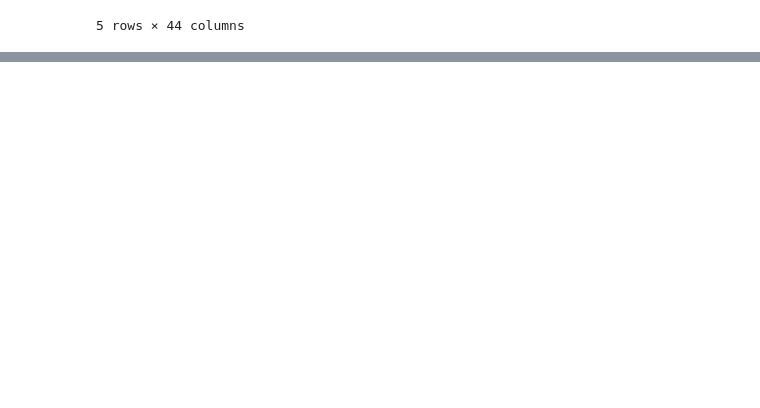
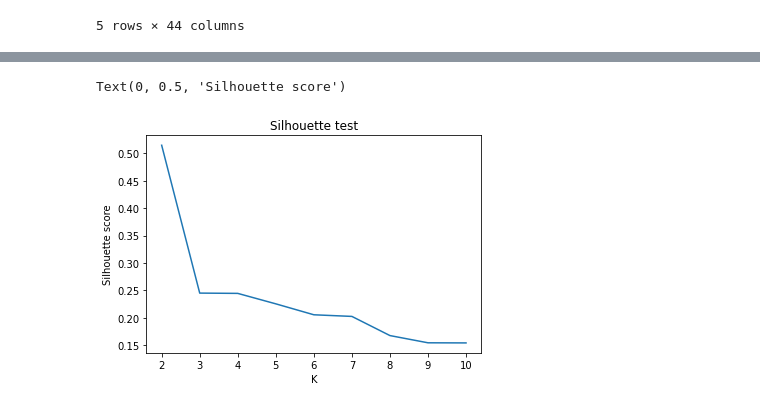
Before and after one commit to ivan-zivic/machine_learning_project_2, a Jupyter notebook: machine_learning_project_2.ipynb, the cells around one changed output, grey strips where cells are left out. Saved outputs shown, nothing was run; the diff lists cells and outputs as text; code cells hidden in the pictures; blank space fills up the shorter version.

```diff
--- a/machine_learning_project_2.ipynb
+++ b/machine_learning_project_2.ipynb
@@ -192,3 +198,23 @@ df[numeric].head()
 | 3 | 0.000165 | 0.782891 | 0.379310 | 0.937500 | 0.957447 | 0.458204 | 0.75 | 0.50 | ... |
 | 4 | 0.000220 | 0.782506 | 0.379310 | 0.937500 | 0.936170 | 0.959752 | 0.75 | 1.00 | ... |
 5 rows × 44 columns
+# %%
+from collections import Counter
+
+# kmeans = KMeans(n_clusters=3, random_state=0)
+# kmeans.fit(df[numeric])
+# kmeans.labels_
+# count = Counter(kmeans.labels_)
+# d = {}
+# for value, times in count.most_common():
+#     d[value] = times
+
+# d
+
+sse = []
+silhouette = []
+for k in range(2, 11):
+    kmeans = KMeans(n_clusters=k, random_state=0)
+    kmeans.fit(df[numeric])
+    sse.append(kmeans.inertia_)
+    silhouette.append(silhouette_score(df[numeric], kmeans.labels_))
@@ -194,0 +229,8 @@ df[numeric].head()
+# %%
+plt.plot(range(2, 11), silhouette)
+plt.title('Silhouette test')
+plt.xlabel('K')
+plt.ylabel('Silhouette score')
+# %% [output]
+Text(0, 0.5, 'Silhouette score')
+[figure, added]
```
Also changed, not shown: parts of 5 cells of this notebook.
